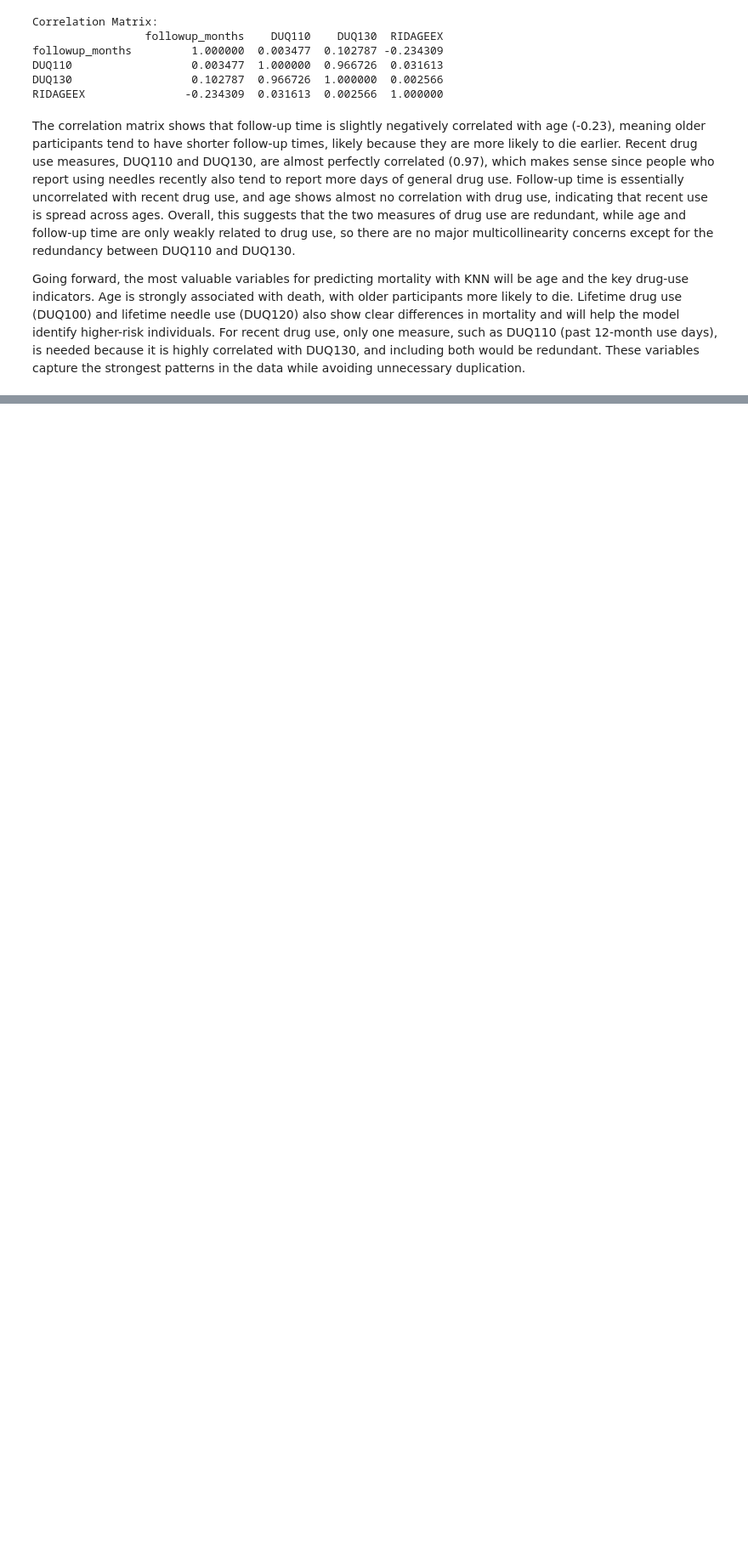
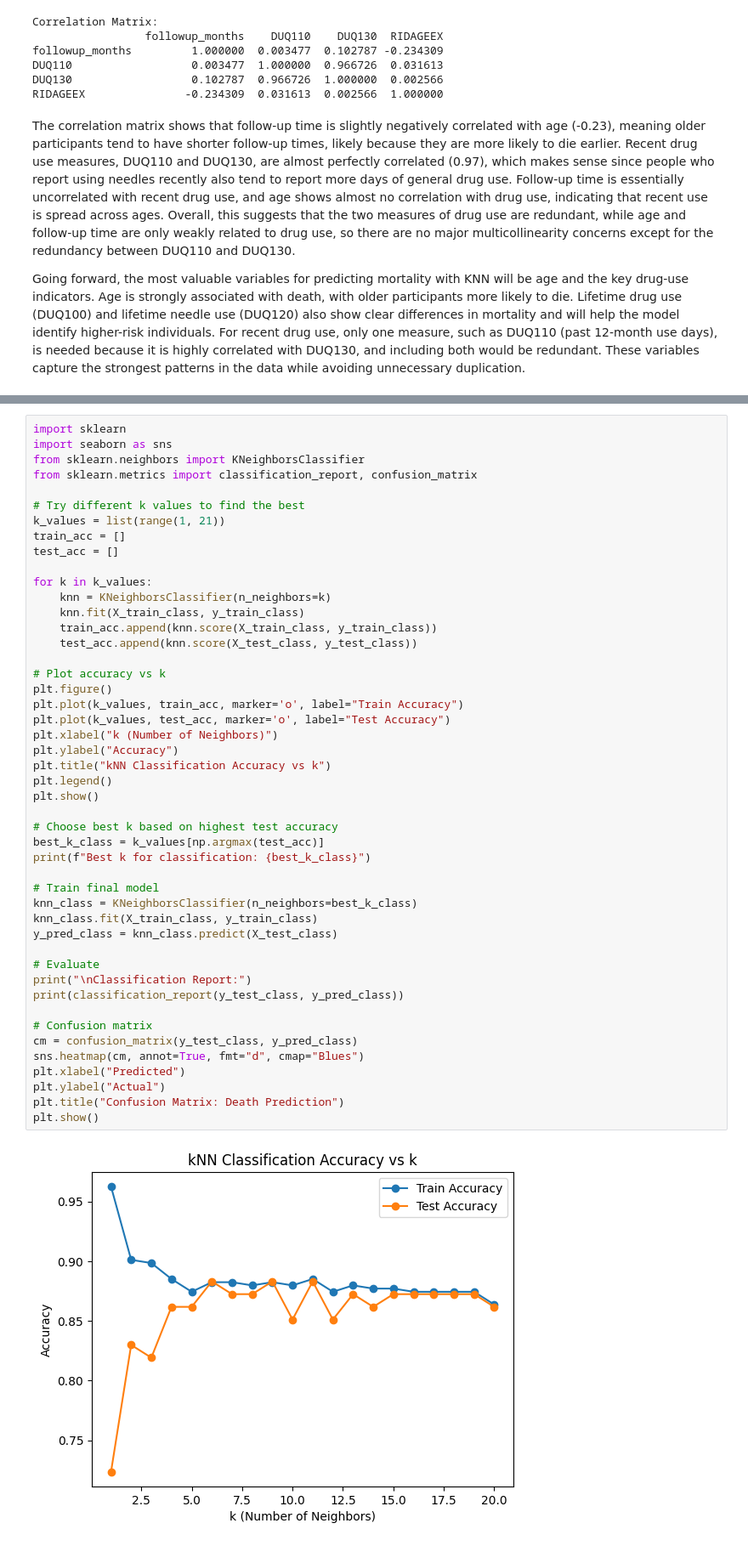
Before and after one commit to ayanrasulova/Project-1-Wrangling-EDA-kNN, a Jupyter notebook: project.ipynb, the cells around one changed output, grey strips where cells are left out. Shown at 85% size. Drawn from its saved outputs; the diff is of its cells as text; blank space fills up the shorter version.

Commit message:
Add kNN models for mortality and follow-up prediction with analysis

```diff
--- a/project.ipynb
+++ b/project.ipynb
@@ -362,0 +407,49 @@ Going forward, the most valuable variables for predicting mortality with KNN wil
+# %%
+import sklearn
+import seaborn as sns
+from sklearn.neighbors import KNeighborsClassifier
+from sklearn.metrics import classification_report, confusion_matrix
+
+# Try different k values to find the best
+k_values = list(range(1, 21))
+train_acc = []
+test_acc = []
+
+for k in k_values:
+    knn = KNeighborsClassifier(n_neighbors=k)
+    knn.fit(X_train_class, y_train_class)
+    train_acc.append(knn.score(X_train_class, y_train_class))
+    test_acc.append(knn.score(X_test_class, y_test_class))
+
+# Plot accuracy vs k
+plt.figure()
+plt.plot(k_values, train_acc, marker='o', label="Train Accuracy")
+plt.plot(k_values, test_acc, marker='o', label="Test Accuracy")
+plt.xlabel("k (Number of Neighbors)")
+plt.ylabel("Accuracy")
+plt.title("kNN Classification Accuracy vs k")
+plt.legend()
+plt.show()
+
+# Choose best k based on highest test accuracy
+best_k_class = k_values[np.argmax(test_acc)]
+print(f"Best k for classification: {best_k_class}")
+
+# Train final model
+knn_class = KNeighborsClassifier(n_neighbors=best_k_class)
+knn_class.fit(X_train_class, y_train_class)
+y_pred_class = knn_class.predict(X_test_class)
+
+# Evaluate
+print("\nClassification Report:")
+print(classification_report(y_test_class, y_pred_class))
+
+# Confusion matrix
+cm = confusion_matrix(y_test_class, y_pred_class)
+sns.heatmap(cm, annot=True, fmt="d", cmap="Blues")
+plt.xlabel("Predicted")
+plt.ylabel("Actual")
+plt.title("Confusion Matrix: Death Prediction")
+plt.show()
+# %% [output]
+[figure, added]
```
Also changed, not shown: parts of 10 cells of this notebook.
